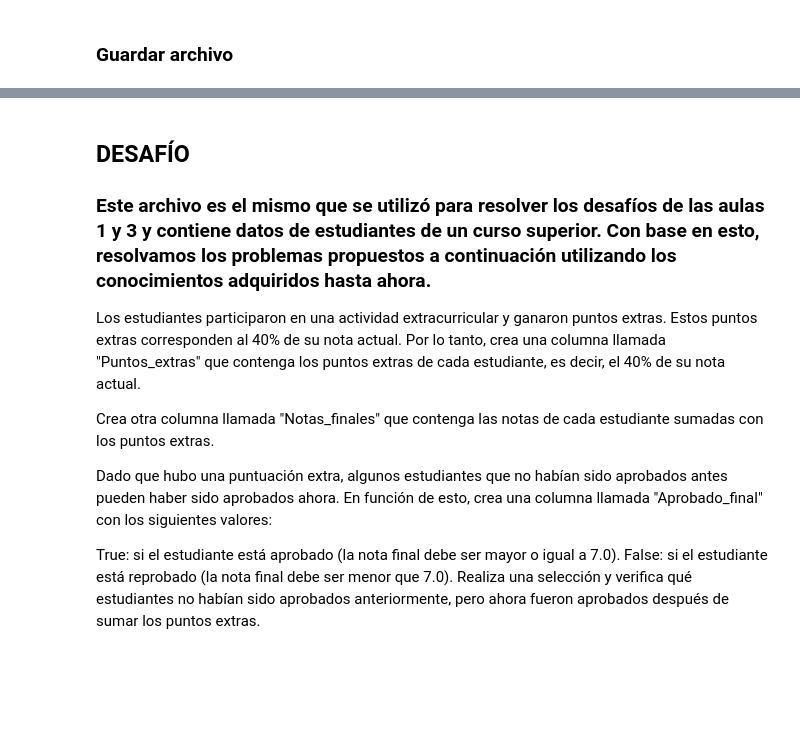
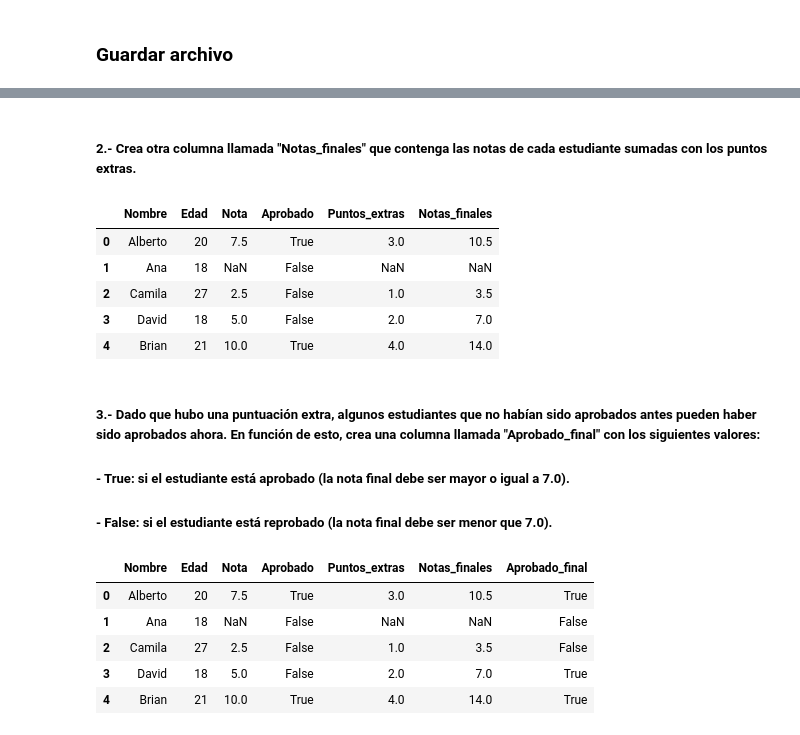
Before and after one commit to Maucho6340/pandas, a Jupyter notebook: inmuebles_cmdx.ipynb, the cells around one changed output, grey strips where cells are left out. Drawn from its saved outputs; the diff is of its cells as text; code cells hidden in the pictures; blank space fills up the shorter version.

```diff
--- a/inmuebles_cmdx.ipynb
+++ b/inmuebles_cmdx.ipynb
@@ -980,0 +987,5 @@ datos.to_csv('/content/drive/MyDrive/Pandas/inmuebles_dev.csv', index=False, sep
+# %%
+import pandas as pd
+url='https://gist.githubusercontent.com/ahcamachod/807a2c1cf6c19108b2b701ea1791ab45/raw/fb84f8b2d8917a89de26679eccdbc8f9c1d2e933/alumnos.csv'
+datos = pd.read_csv(url, sep=',')
+datos.head()
@@ -980,0 +999,3 @@ datos.to_csv('/content/drive/MyDrive/Pandas/inmuebles_dev.csv', index=False, sep
+# %%
+datos['Puntos_extras'] = datos['Nota'].apply(lambda x: x*0.4)
+datos.head()
@@ -981,14 +1009,29 @@ datos.to_csv('/content/drive/MyDrive/Pandas/inmuebles_dev.csv', index=False, sep
+# %% [markdown]
+
+##### 2.- Crea otra columna llamada "Notas_finales" que contenga las notas de cada estudiante sumadas con los puntos extras.
+# %%
+datos['Notas_finales']=datos['Puntos_extras'] + datos['Nota']
+datos.head()
+# %% [output]
+|  | Nombre | Edad | Nota | Aprobado | Puntos_extras | Notas_finales |
+| 0 | Alberto | 20 | 7.5 | True | 3.0 | 10.5 |
+| 1 | Ana | 18 | NaN | False | NaN | NaN |
+| 2 | Camila | 27 | 2.5 | False | 1.0 | 3.5 |
+| 3 | David | 18 | 5.0 | False | 2.0 | 7.0 |
+| 4 | Brian | 21 | 10.0 | True | 4.0 | 14.0 |
 # %% [markdown]
-## **DESAFÍO**
+##### 3.- Dado que hubo una puntuación extra, algunos estudiantes que no habían sido aprobados antes pueden haber sido aprobados ahora. En función de esto, crea una columna llamada "Aprobado_final" con los siguientes valores:
 
-### Este archivo es el mismo que se utilizó para resolver los desafíos de las aulas 1 y 3 y contiene datos de estudiantes de un curso superior. Con base en esto, resolvamos los problemas propuestos a continuación utilizando los conocimientos adquiridos hasta ahora.
-
-Los estudiantes participaron en una actividad extracurricular y ganaron puntos extras. Estos puntos extras corresponden al 40% de su nota actual. Por lo tanto, crea una columna llamada "Puntos_extras" que contenga los puntos extras de cada estudiante, es decir, el 40% de su nota actual.
-
-Crea otra columna llamada "Notas_finales" que contenga las notas de cada estudiante sumadas con los puntos extras.
-
-Dado que hubo una puntuación extra, algunos estudiantes que no habían sido aprobados antes pueden haber sido aprobados ahora. En función de esto, crea una columna llamada "Aprobado_final" con los siguientes valores:
-
-True: si el estudiante está aprobado (la nota final debe ser mayor o igual a 7.0).
-False: si el estudiante está reprobado (la nota final debe ser menor que 7.0).
-Realiza una selección y verifica qué estudiantes no habían sido aprobados anteriormente, pero ahora fueron aprobados después de sumar los puntos extras.
+##### - True: si el estudiante está aprobado (la nota final debe ser mayor o igual a 7.0).
+##### - False: si el estudiante está reprobado (la nota final debe ser menor que 7.0).
+# %%
+datos['Aprobado_final'] = datos['Notas_finales'].apply(lambda x: True if x >= 7.0 else False)
+# %%
+datos.head()
+# %% [output]
+|  | Nombre | Edad | Nota | Aprobado | Puntos_extras | Notas_finales | Aprobado_final |
+| 0 | Alberto | 20 | 7.5 | True | 3.0 | 10.5 | True |
+| 1 | Ana | 18 | NaN | False | NaN | NaN | False |
+| 2 | Camila | 27 | 2.5 | False | 1.0 | 3.5 | False |
+| 3 | David | 18 | 5.0 | False | 2.0 | 7.0 | True |
+| 4 | Brian | 21 | 10.0 | True | 4.0 | 14.0 | True |
```
Also changed, not shown: parts of 7 cells of this notebook.
